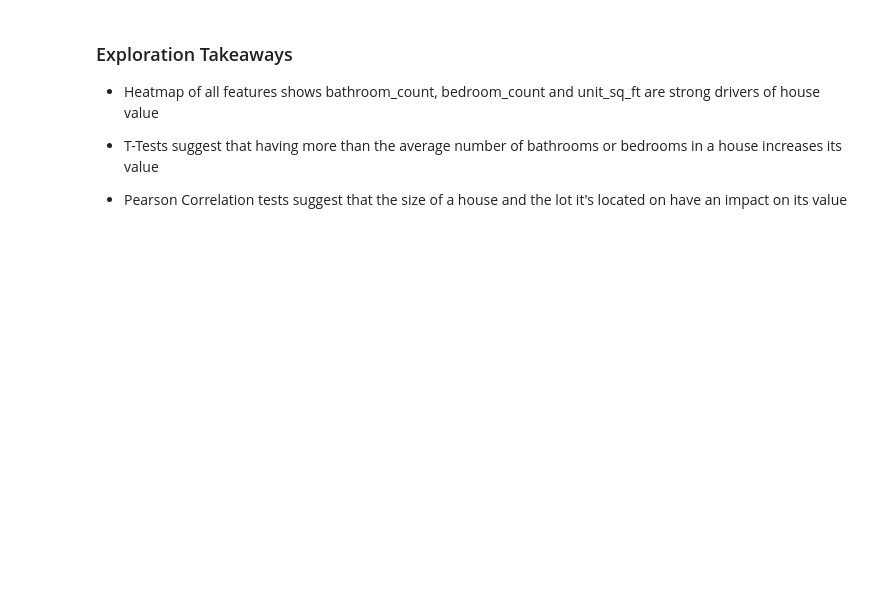
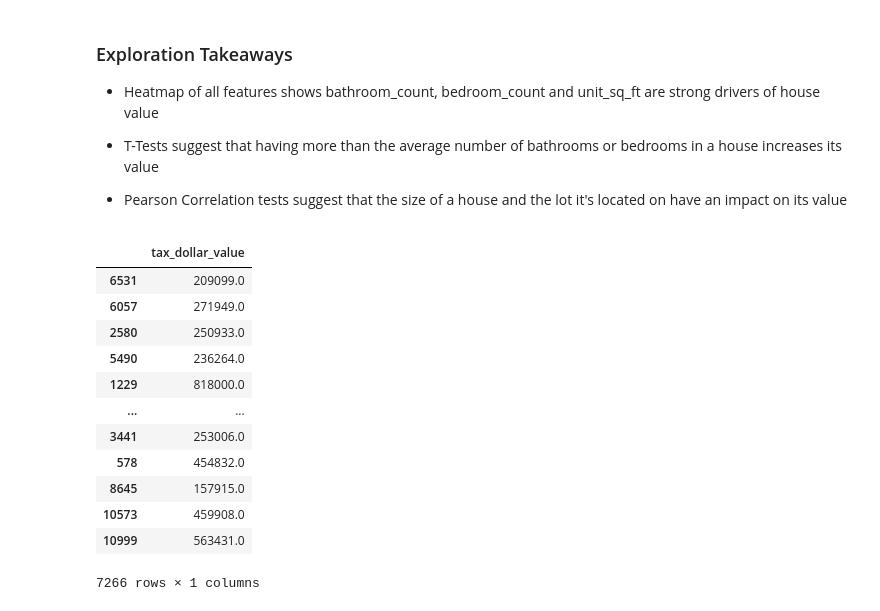
Before and after one commit to Zillow-sam-and-matt/Zillow, a Jupyter notebook: matt_sam_explore.ipynb, the cells around one changed output. Cells and saved outputs as stored; diff of their text form; code cells hidden in the pictures; blank space fills up the shorter version.

```diff
--- a/matt_sam_explore.ipynb
+++ b/matt_sam_explore.ipynb
@@ -21,37 +24,5 @@ from matt_prepare import prep_zillow_data
 # %%
 # Pull in our data both scaled and unscaled
-# %%
-def prep_zillow_data(target):
-    df = get_zillow_data()
-    df = df[['calculatedfinishedsquarefeet', 'bedroomcnt', 'bathroomcnt', 'lotsizesquarefeet', 'taxvaluedollarcnt']]
-    df.dropna(inplace=True)
-
-    train_validate, test = train_test_split(df, test_size=.2, random_state=123)
-
-    train, validate = train_test_split(train_validate, test_size=.3, random_state=123)
-
-    X_train = train.drop(columns=[target])
-    y_train = train[target]
-
-    X_validate = validate.drop(columns=[target])
-    y_validate = validate[target]
-
-    X_test = test.drop(columns=[target])
-    y_test = test[target]
-
-    scaler = sklearn.preprocessing.MinMaxScaler()
-
-    scaler.fit(X_train)
-
-    X_train_scaled = pd.DataFrame(scaler.transform(X_train))
-    X_validate_scaled = pd.DataFrame(scaler.transform(X_validate))
-    X_test_scaled = pd.DataFrame(scaler.transform(X_test))
-
-    X_train_scaled.rename(columns={0: 'Unit_Sq_ft', 1: 'Bedroom_Count', 2: 'Bathroom_Count', 3: 'lotsizesquarefeet' }, inplace=True)
-    X_validate_scaled.rename(columns={0: 'Unit_Sq_ft', 1: 'Bedroom_Count', 2: 'Bathroom_Count', 3: 'lotsizesquarefeet'}, inplace=True)
-    X_test_scaled.rename(columns={0: 'Unit_Sq_ft', 1: 'Bedroom_Count', 2: 'Bathroom_Count', 3: 'lotsizesquarefeet'}, inplace=True)
-
-    return train, y_train, y_validate, y_test, X_train_scaled, X_train, X_validate, X_test, X_validate_scaled, X_test_scaled
 # %%
 train, y_train, y_validate, y_test, X_train_scaled, X_train, X_validate, X_test, X_validate_scaled, X_test_scaled = prep_zillow_data('taxvaluedollarcnt')
 # %% [markdown]
@@ -247,3 +218,19 @@ p = 2.0955693980555035e-133
 - T-Tests suggest that having more than the average number of bathrooms or bedrooms in a house increases its value
 
 - Pearson Correlation tests suggest that the size of a house and the lot it's located on have an impact on its value
+# %%
+y_train
+# %% [output]
+|  | tax_dollar_value |
+| 6531 | 209099.0 |
+| 6057 | 271949.0 |
+| 2580 | 250933.0 |
+| 5490 | 236264.0 |
+| 1229 | 818000.0 |
+| ... | ... |
+| 3441 | 253006.0 |
+| 578 | 454832.0 |
+| 8645 | 157915.0 |
+| 10573 | 459908.0 |
+| 10999 | 563431.0 |
+7266 rows × 1 columns
```
Also changed, not shown: parts of 1 cell of this notebook.
